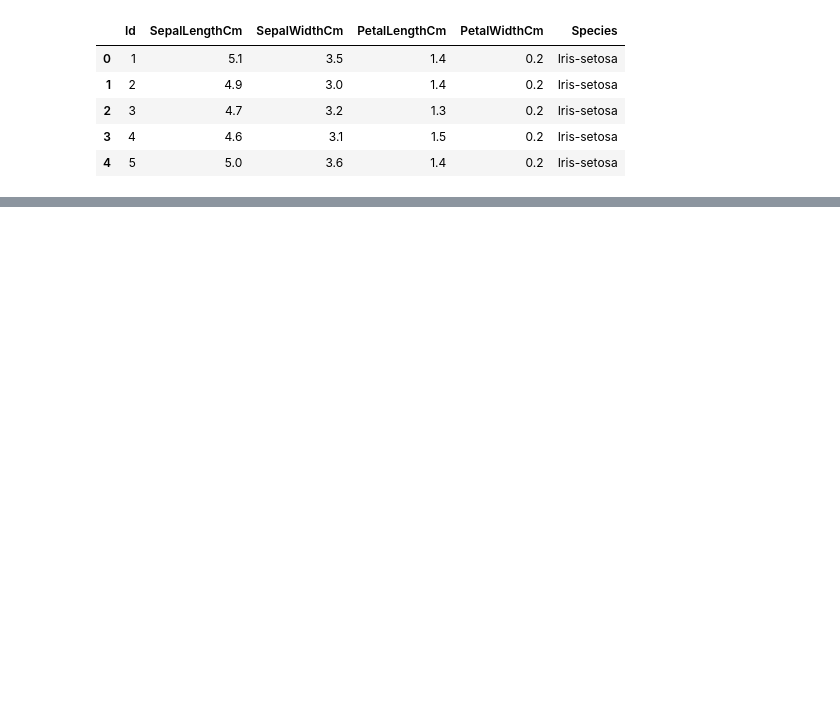
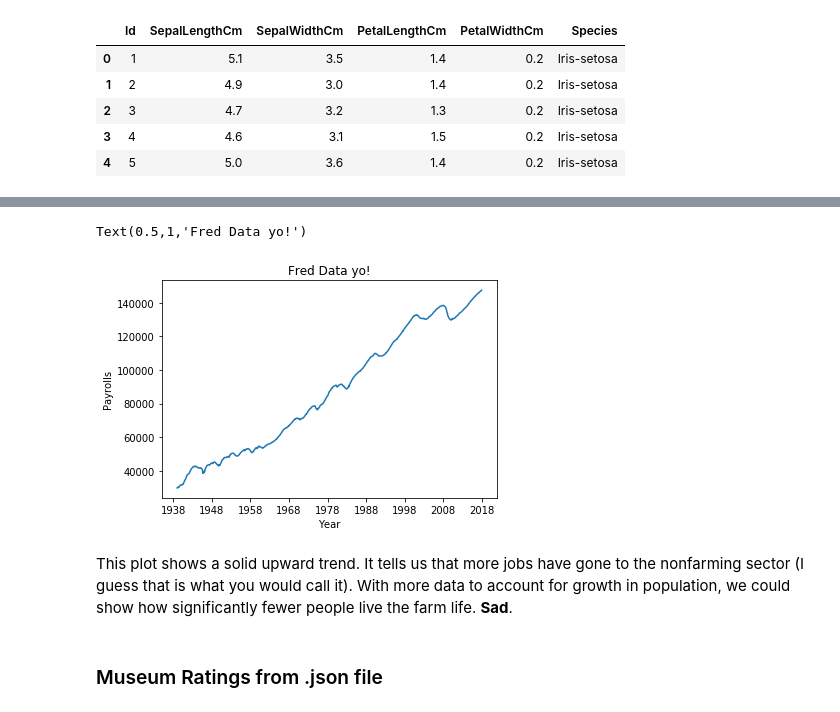
Before and after one commit to Data-Hunter/byu_econ_applied_machine_learning, a Jupyter notebook: homeworks/Homework_1.ipynb, the cells around one changed output, grey strips where cells are left out. Saved outputs shown, nothing was run; the diff lists cells and outputs as text; code cells hidden in the pictures; blank space fills up the shorter version.

```diff
--- a/homeworks/Homework_1.ipynb
+++ b/homeworks/Homework_1.ipynb
@@ -41,0 +117,6 @@ data.head()
+# %%
+NonFarmPayrolls = fred.get_series("PAYEMS")
+# %%
+NonFarmPay_DF = pd.DataFrame(NonFarmPayrolls)
+# %%
+NonFarmPay_DF.columns=['Payrolls']
@@ -41,0 +134,2 @@ data.head()
+# %%
+NonFarmPay_DF["Month"]=NonFarmPay_DF[""]
@@ -41,0 +148,12 @@ data.head()
+# %%
+mpl.plot(NonFarmPay_DF)
+mpl.ylabel('Payrolls')
+mpl.xlabel('Year')
+mpl.title("Fred Data yo!")
+# %% [output]
+Text(0.5,1,'Fred Data yo!')
+[figure, added]
+# %% [markdown]
+This plot shows a solid upward trend. It tells us that more jobs have gone to the nonfarming sector (I guess that is what you would call it). With more data to account for growth in population, we could show how significantly fewer people live the farm life. <strong>Sad</strong>.
+# %% [markdown]
+### Museum Ratings from .json file
```
Also changed, not shown: parts of 49 cells of this notebook.
